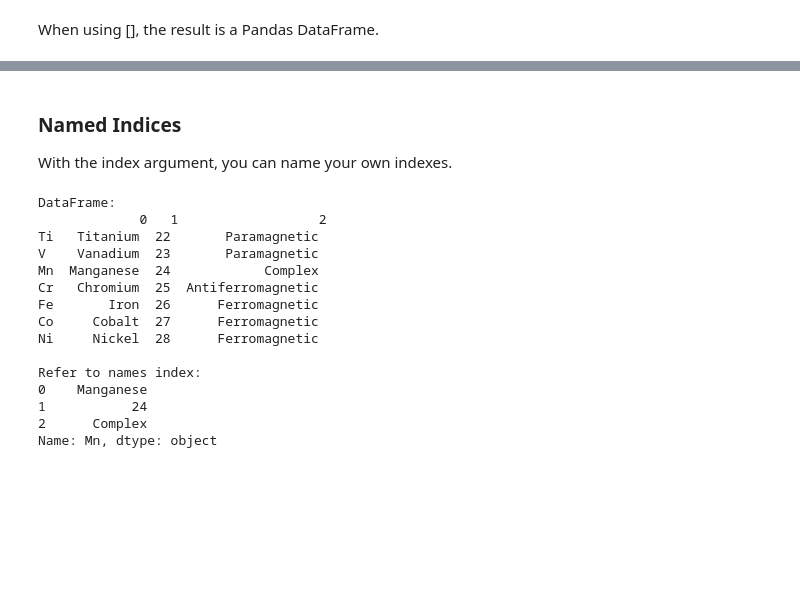
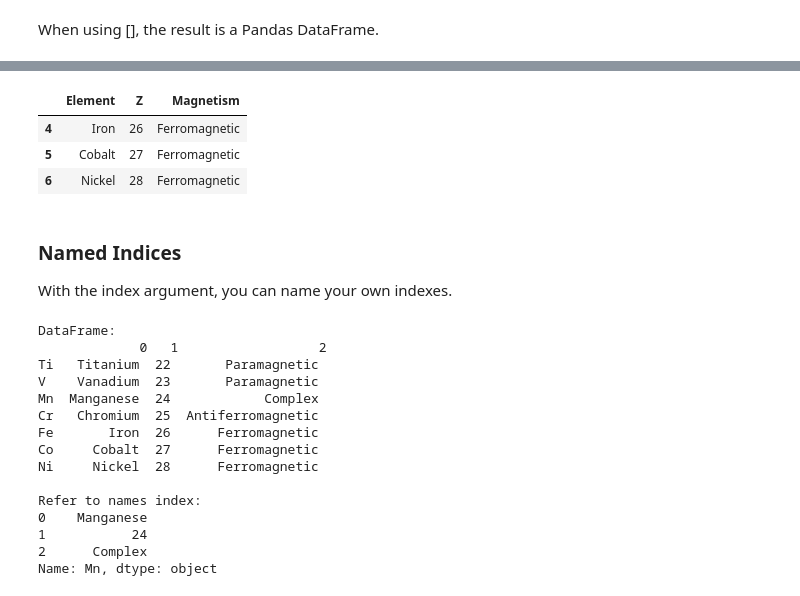
Before and after one commit to rhennig/EMA6938, a Jupyter notebook: Notebooks/5.Pandas_DataFrames.ipynb, the cells around one changed output, grey strips where cells are left out. Drawn from its saved outputs; the diff is of its cells as text; code cells hidden in the pictures; blank space fills up the shorter version.

```diff
--- a/Notebooks/5.Pandas_DataFrames.ipynb
+++ b/Notebooks/5.Pandas_DataFrames.ipynb
@@ -104,3 +116,11 @@ When using [], the result is a Pandas DataFrame.
+# %%
+# Conditional that returns a boolean Series
+df.loc[df['Magnetism'] == 'Ferromagnetic']
+# %% [output]
+|  | Element | Z | Magnetism |
+| 4 | Iron | 26 | Ferromagnetic |
+| 5 | Cobalt | 27 | Ferromagnetic |
+| 6 | Nickel | 28 | Ferromagnetic |
 # %% [markdown]
 ### Named Indices
 
```
Also changed, not shown: parts of 3 cells of this notebook.
